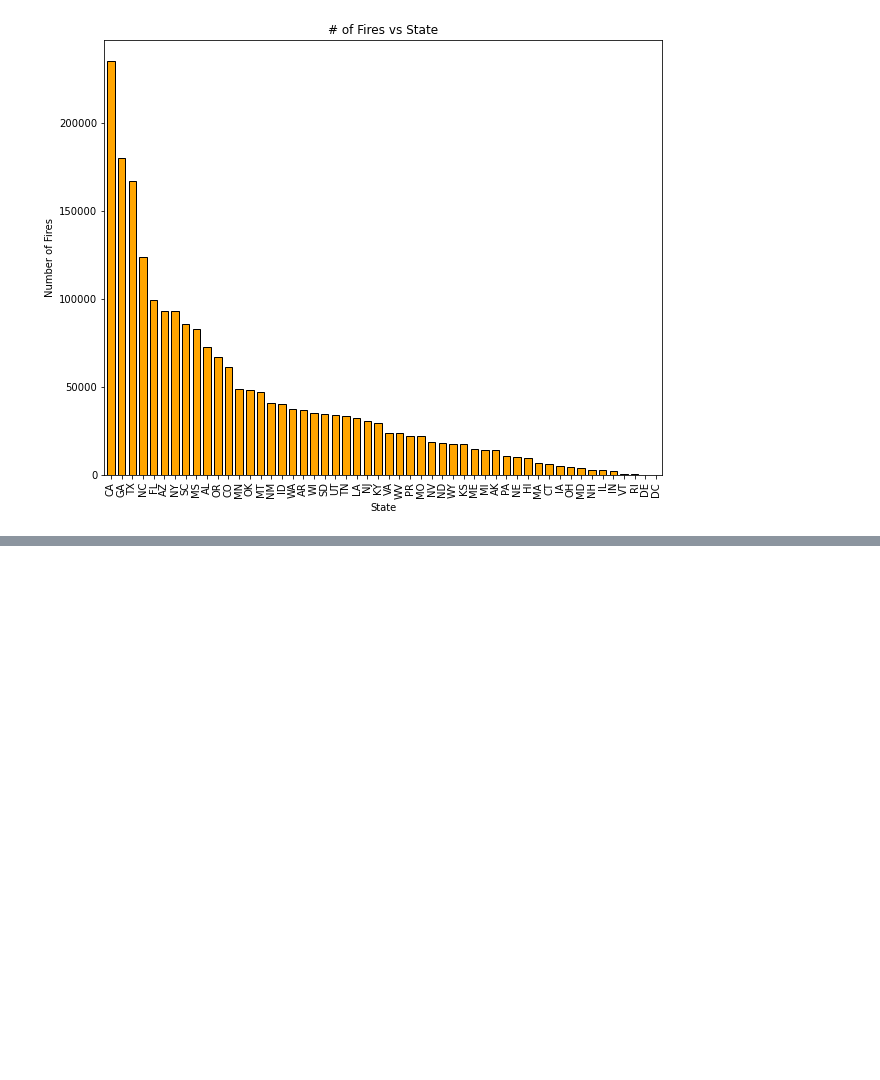
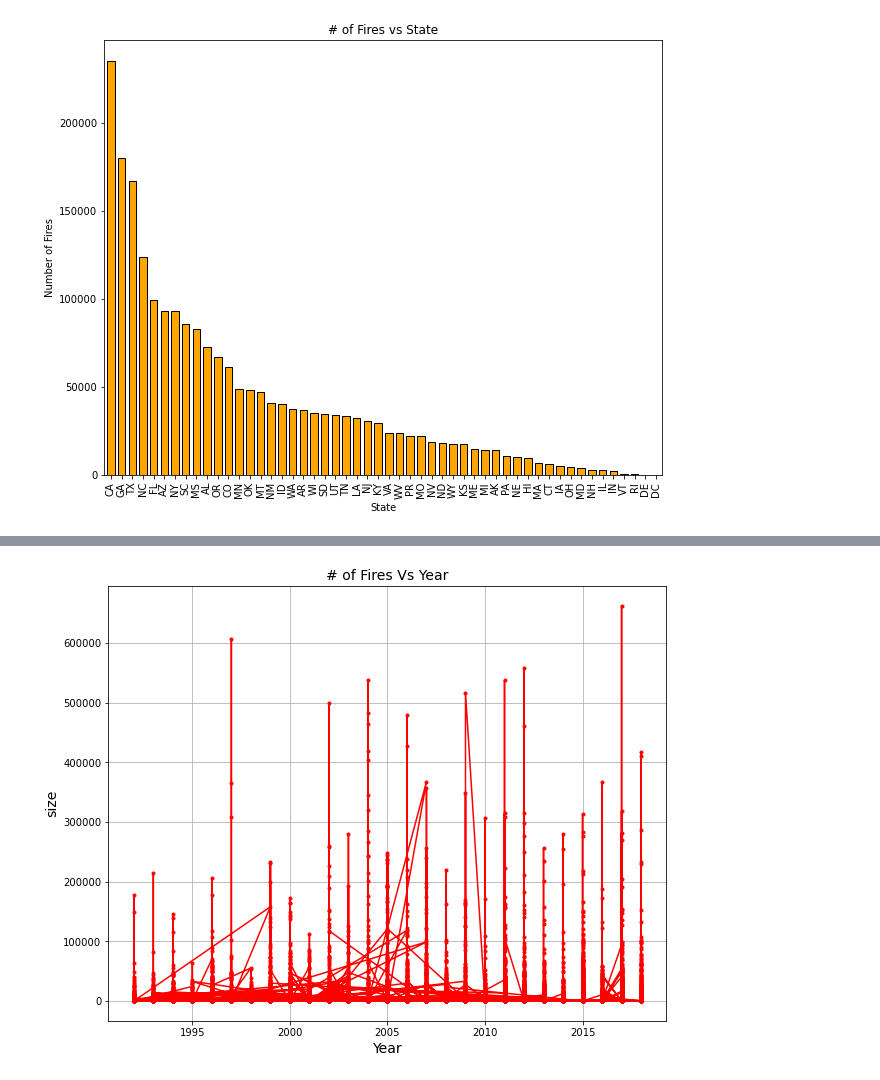
Before and after one commit to Dames-Researching-Flames/Sound-the-Alarm, a Jupyter notebook: Individual Works/kristine_workbook.ipynb, the cells around one changed output, grey strips where cells are left out. Cells and saved outputs as stored; diff of their text form; code cells hidden in the pictures; blank space fills up the shorter version.

```diff
--- a/Individual Works/kristine_workbook.ipynb
+++ b/Individual Works/kristine_workbook.ipynb
@@ -102,0 +97,13 @@ plt.show()
+# %%
+x = fires.fire_year
+y = fires.fire_size
+
+fig = plt.figure(figsize=(10, 8))
+plt.plot(x, y, color='red', marker='.')
+plt.title('# of Fires Vs Year', fontsize=14)
+plt.xlabel('Year', fontsize=14)
+plt.ylabel('size', fontsize=14)
+plt.grid(True)
+plt.show()
+# %% [output]
+[figure, added]
```
Also changed, not shown: parts of 8 cells of this notebook.
